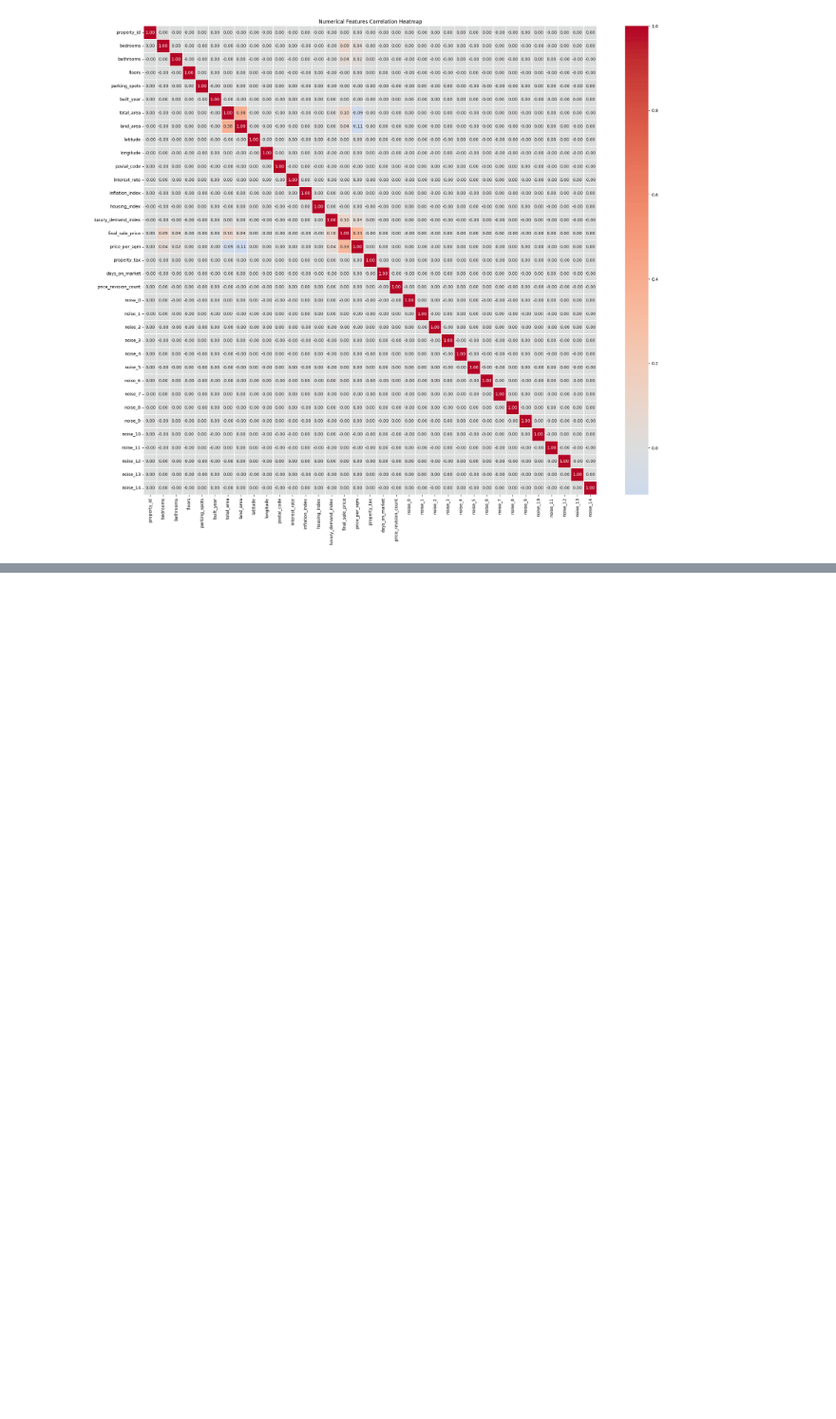
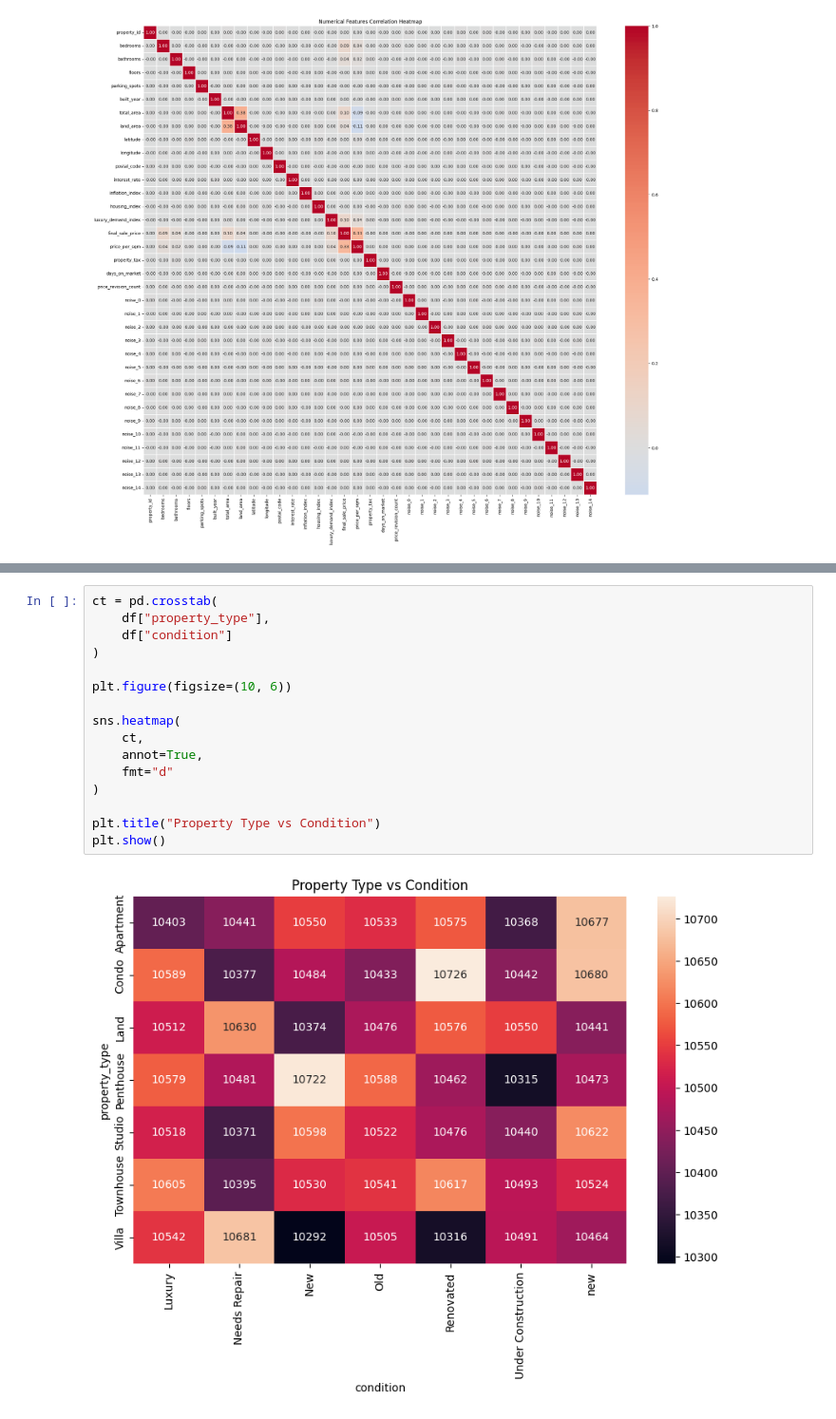
Before and after one commit to yashbhatt0508/regression-problem, a Jupyter notebook: advancedregression.ipynb, the cells around one changed output, grey strips where cells are left out. Shown at 95% size. Drawn from its saved outputs; the diff is of its cells as text; blank space fills up the shorter version.

```diff
--- a/advancedregression.ipynb
+++ b/advancedregression.ipynb
@@ -472,0 +543,18 @@ plt.show()
+# %%
+ct = pd.crosstab(
+    df["property_type"],
+    df["condition"]
+)
+
+plt.figure(figsize=(10, 6))
+
+sns.heatmap(
+    ct,
+    annot=True,
+    fmt="d"
+)
+
+plt.title("Property Type vs Condition")
+plt.show()
+# %% [output]
+[figure, added]
```
Also changed, not shown: parts of 39 cells of this notebook.
